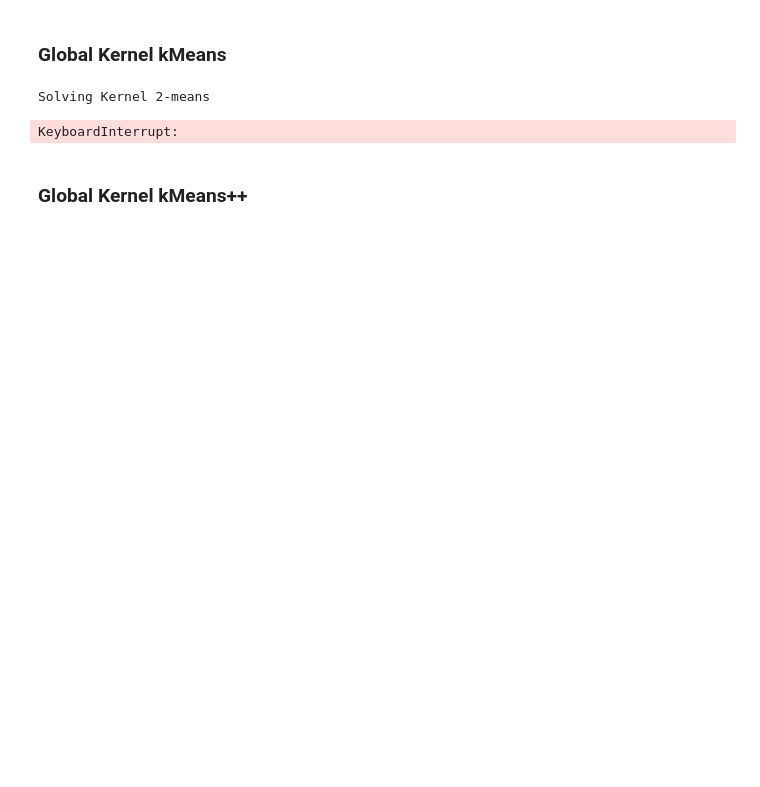
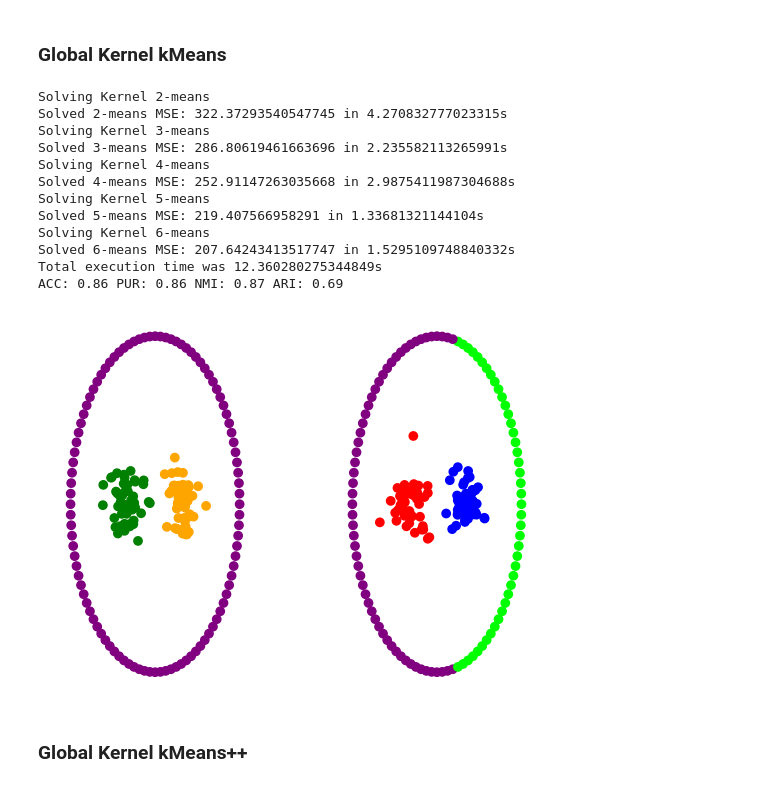
Before and after one commit to gvardakas/global-kernel-k-means-pp, a Jupyter notebook: Kernel k-means.ipynb, the cells around one changed output. Drawn from its saved outputs; the diff is of its cells as text; code cells hidden in the pictures; blank space fills up the shorter version.

```diff
--- a/Kernel k-means.ipynb
+++ b/Kernel k-means.ipynb
@@ -261,21 +260,32 @@ Ground Truth Error is: 454.7118010572375
 # %% [markdown]
 ### Global Kernel kMeans
 # %%
-K = 3 * len(centers_coordinates)
-kernel_matrix = pairwise_kernels(X, X, metric='rbf', gamma=0.8)
 if(globalKernelKMeans_is_enabled):
     globalKernelKMeans = GlobalKernelKMeans(n_clusters=K, kernel_matrix=kernel_matrix, verbose=1)
     globalKernelKMeans.fit()
 
     if graph_is_enabled:
         graph.plot_clusters(globalKernelKMeans.labels_[K])
     else:
         acc, pur, nmi, ari = evaluator.evaluate_model(y, globalKernelKMeans.labels_[K])
         evaluator.print_evaluation()
         rings.plot(X, globalKernelKMeans.labels_[K])
+
+# 0.265
 # %% [output]
 Solving Kernel 2-means
+Solved 2-means MSE: 322.37293540547745 in 4.270832777023315s
+Solving Kernel 3-means
+Solved 3-means MSE: 286.80619461663696 in 2.235582113265991s
+Solving Kernel 4-means
+Solved 4-means MSE: 252.91147263035668 in 2.9875411987304688s
+Solving Kernel 5-means
+Solved 5-means MSE: 219.407566958291 in 1.33681321144104s
+Solving Kernel 6-means
+Solved 6-means MSE: 207.64243413517747 in 1.5295109748840332s
+Total execution time was 12.360280275344849s
+ACC: 0.86 PUR: 0.86 NMI: 0.87 ARI: 0.69
-KeyboardInterrupt:
+[figure, added]
 # %% [markdown]
 ### Global Kernel kMeans++
 # %%
```
Also changed, not shown: parts of 6 cells of this notebook.
